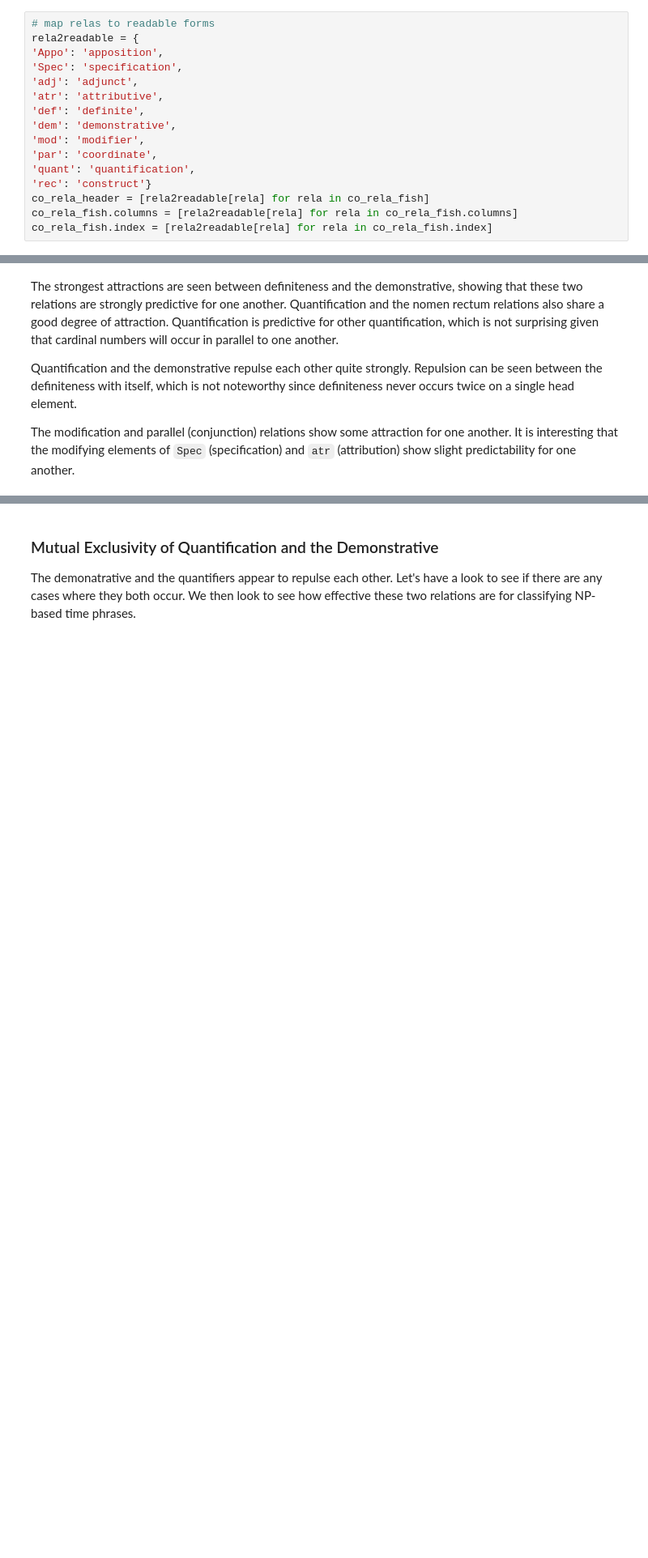
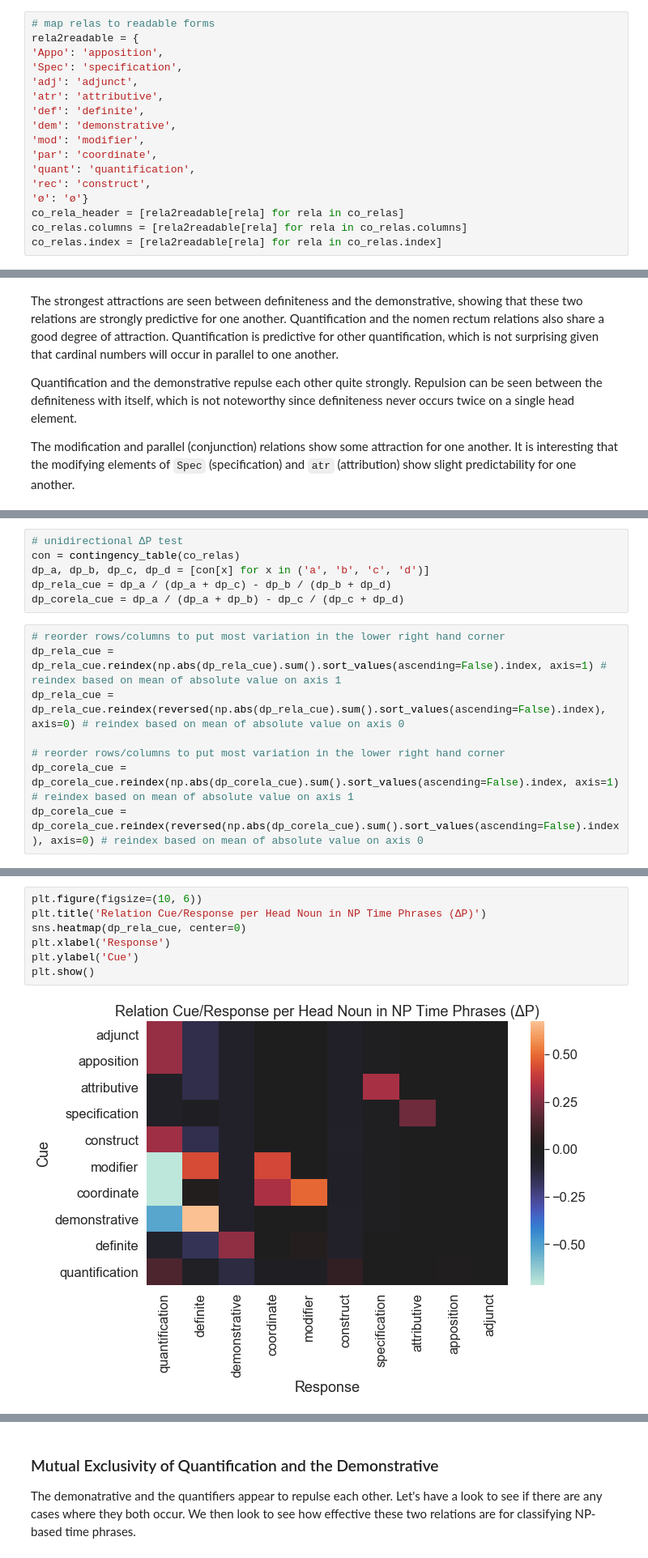
Before and after one commit to CambridgeSemiticsLab/BH_time_collocations, a Jupyter notebook: analysis/SBH_time_expressions.ipynb, the cells around one changed output, grey strips where cells are left out. Shown at 81% size. Drawn from its saved outputs; the diff is of its cells as text; blank space fills up the shorter version.

```diff
--- a/analysis/SBH_time_expressions.ipynb
+++ b/analysis/SBH_time_expressions.ipynb
@@ -1187,7 +1255,8 @@ rela2readable = {
 'mod': 'modifier',
 'par': 'coordinate',
 'quant': 'quantification',
-'rec': 'construct'}
-co_rela_header = [rela2readable[rela] for rela in co_rela_fish]
-co_rela_fish.columns = [rela2readable[rela] for rela in co_rela_fish.columns]
-co_rela_fish.index = [rela2readable[rela] for rela in co_rela_fish.index]
+'rec': 'construct',
+'ø': 'ø'}
+co_rela_header = [rela2readable[rela] for rela in co_relas]
+co_relas.columns = [rela2readable[rela] for rela in co_relas.columns]
+co_relas.index = [rela2readable[rela] for rela in co_relas.index]
@@ -1225,0 +1292,14 @@ co_relas.head()
+# %%
+# unidirectional ΔP test
+con = contingency_table(co_relas)
+dp_a, dp_b, dp_c, dp_d = [con[x] for x in ('a', 'b', 'c', 'd')]
+dp_rela_cue = dp_a / (dp_a + dp_c) - dp_b / (dp_b + dp_d)
+dp_corela_cue = dp_a / (dp_a + dp_b) - dp_c / (dp_c + dp_d)
+# %%
+# reorder rows/columns to put most variation in the lower right hand corner
+dp_rela_cue = dp_rela_cue.reindex(np.abs(dp_rela_cue).sum().sort_values(ascending=False).index, axis=1) # reindex based on mean of absolute value on axis 1
+dp_rela_cue = dp_rela_cue.reindex(reversed(np.abs(dp_rela_cue).sum().sort_values(ascending=False).index), axis=0) # reindex based on mean of absolute value on axis 0
+
+# reorder rows/columns to put most variation in the lower right hand corner
+dp_corela_cue = dp_corela_cue.reindex(np.abs(dp_corela_cue).sum().sort_values(ascending=False).index, axis=1) # reindex based on mean of absolute value on axis 1
+dp_corela_cue = dp_corela_cue.reindex(reversed(np.abs(dp_corela_cue).sum().sort_values(ascending=False).index), axis=0) # reindex based on mean of absolute value on axis 0
@@ -1225,0 +1310,9 @@ co_relas.head()
+# %%
+plt.figure(figsize=(10, 6))
+plt.title('Relation Cue/Response per Head Noun in NP Time Phrases (ΔP)')
+sns.heatmap(dp_rela_cue, center=0)
+plt.xlabel('Response')
+plt.ylabel('Cue')
+plt.show()
+# %% [output]
+[figure, added]
```
Also changed, not shown: parts of 28 cells of this notebook.
